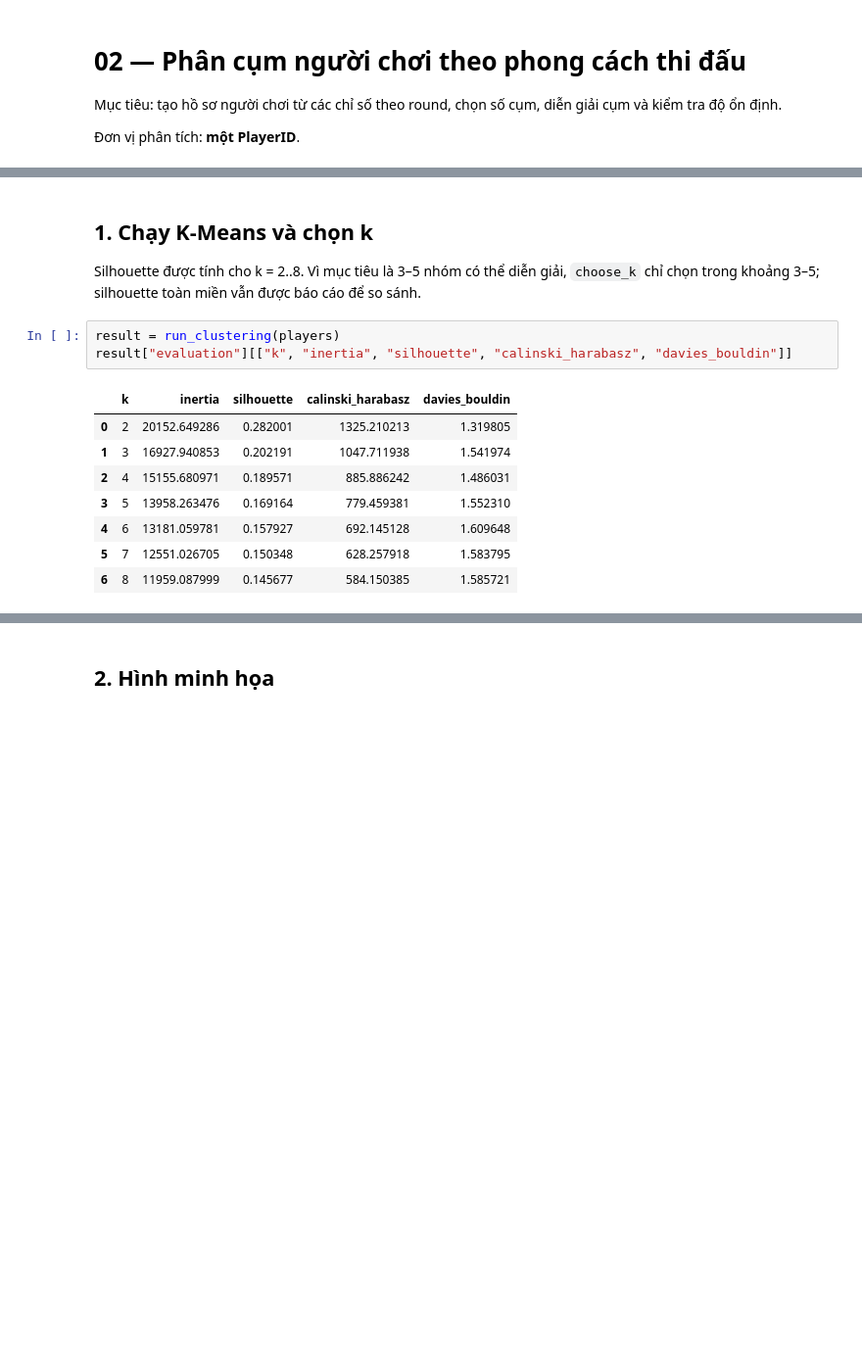
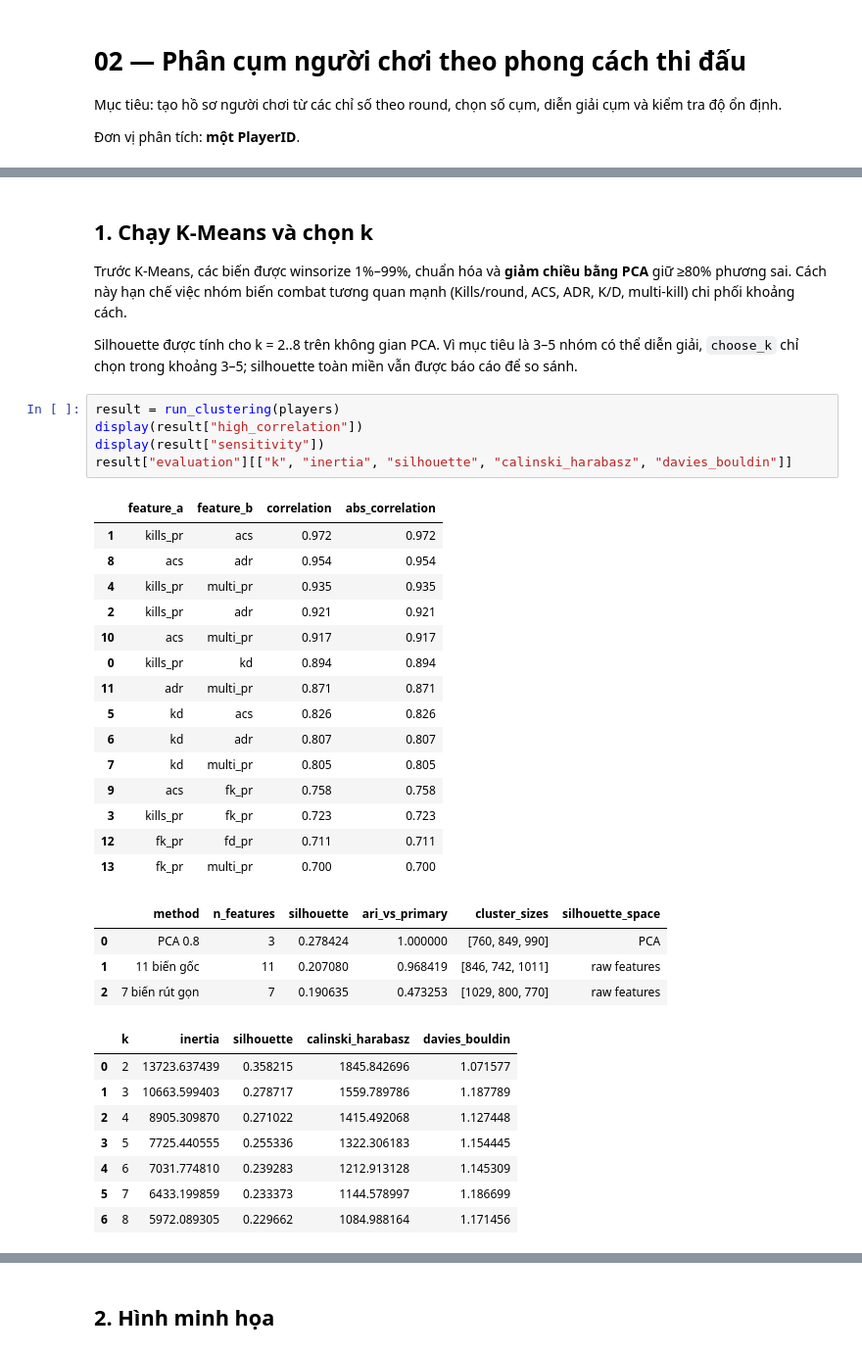
Before and after one commit to DucZaki/Data-Mining-, a Jupyter notebook: notebooks/02_phan_cum_nguoi_choi.ipynb, the cells around one changed output, grey strips where cells are left out. Shown at 98% size. Drawn from its saved outputs; the diff is of its cells as text; blank space fills up the shorter version.

```diff
--- a/notebooks/02_phan_cum_nguoi_choi.ipynb
+++ b/notebooks/02_phan_cum_nguoi_choi.ipynb
@@ -42,19 +43,42 @@ players[MODEL_FEATURES].describe().T
 # %% [markdown]
 ## 1. Chạy K-Means và chọn k
 
-Silhouette được tính cho k = 2..8. Vì mục tiêu là 3–5 nhóm có thể diễn giải, `choose_k` chỉ chọn trong khoảng 3–5; silhouette toàn miền vẫn được báo cáo để so sánh.
+Trước K-Means, các biến được winsorize 1%–99%, chuẩn hóa và **giảm chiều bằng PCA** giữ ≥80% phương sai. Cách này hạn chế việc nhóm biến combat tương quan mạnh (Kills/round, ACS, ADR, K/D, multi-kill) chi phối khoảng cách.
+
+Silhouette được tính cho k = 2..8 trên không gian PCA. Vì mục tiêu là 3–5 nhóm có thể diễn giải, `choose_k` chỉ chọn trong khoảng 3–5; silhouette toàn miền vẫn được báo cáo để so sánh.
 # %%
 result = run_clustering(players)
+display(result["high_correlation"])
+display(result["sensitivity"])
 result["evaluation"][["k", "inertia", "silhouette", "calinski_harabasz", "davies_bouldin"]]
 # %% [output]
-|  | k | inertia | silhouette | calinski_harabasz | davies_bouldin |
-| 0 | 2 | 20152.649286 | 0.282001 | 1325.210213 | 1.319805 |
-| 1 | 3 | 16927.940853 | 0.202191 | 1047.711938 | 1.541974 |
-| 2 | 4 | 15155.680971 | 0.189571 | 885.886242 | 1.486031 |
-| 3 | 5 | 13958.263476 | 0.169164 | 779.459381 | 1.552310 |
-| 4 | 6 | 13181.059781 | 0.157927 | 692.145128 | 1.609648 |
-| 5 | 7 | 12551.026705 | 0.150348 | 628.257918 | 1.583795 |
-| 6 | 8 | 11959.087999 | 0.145677 | 584.150385 | 1.585721 |
+|  | feature_a | feature_b | correlation | abs_correlation |
+| 1 | kills_pr | acs | 0.972 | 0.972 |
+| 8 | acs | adr | 0.954 | 0.954 |
+| 4 | kills_pr | multi_pr | 0.935 | 0.935 |
+| 2 | kills_pr | adr | 0.921 | 0.921 |
+| 10 | acs | multi_pr | 0.917 | 0.917 |
+| 0 | kills_pr | kd | 0.894 | 0.894 |
+| 11 | adr | multi_pr | 0.871 | 0.871 |
+| 5 | kd | acs | 0.826 | 0.826 |
+| 6 | kd | adr | 0.807 | 0.807 |
+| 7 | kd | multi_pr | 0.805 | 0.805 |
+| 9 | acs | fk_pr | 0.758 | 0.758 |
+| 3 | kills_pr | fk_pr | 0.723 | 0.723 |
+| 12 | fk_pr | fd_pr | 0.711 | 0.711 |
+| 13 | fk_pr | multi_pr | 0.700 | 0.700 |
+|  | method | n_features | silhouette | ari_vs_primary | cluster_sizes | silhouette_space |
+| 0 | PCA 0.8 | 3 | 0.278424 | 1.000000 | [760, 849, 990] | PCA |
+| 1 | 11 biến gốc | 11 | 0.207080 | 0.968419 | [846, 742, 1011] | raw features |
+| 2 | 7 biến rút gọn | 7 | 0.190635 | 0.473253 | [1029, 800, 770] | raw features |
+|  | k | inertia | silhouette | calinski_harabasz | davies_bouldin |
+| 0 | 2 | 13723.637439 | 0.358215 | 1845.842696 | 1.071577 |
+| 1 | 3 | 10663.599403 | 0.278717 | 1559.789786 | 1.187789 |
+| 2 | 4 | 8905.309870 | 0.271022 | 1415.492068 | 1.127448 |
+| 3 | 5 | 7725.440555 | 0.255336 | 1322.306183 | 1.154445 |
+| 4 | 6 | 7031.774810 | 0.239283 | 1212.913128 | 1.145309 |
+| 5 | 7 | 6433.199859 | 0.233373 | 1144.578997 | 1.186699 |
+| 6 | 8 | 5972.089305 | 0.229662 | 1084.988164 | 1.171456 |
 # %%
 print(result["summary"])
 display(result["raw_profiles"].round(3))
```
Also changed, not shown: parts of 4 cells of this notebook, 20 other files.
